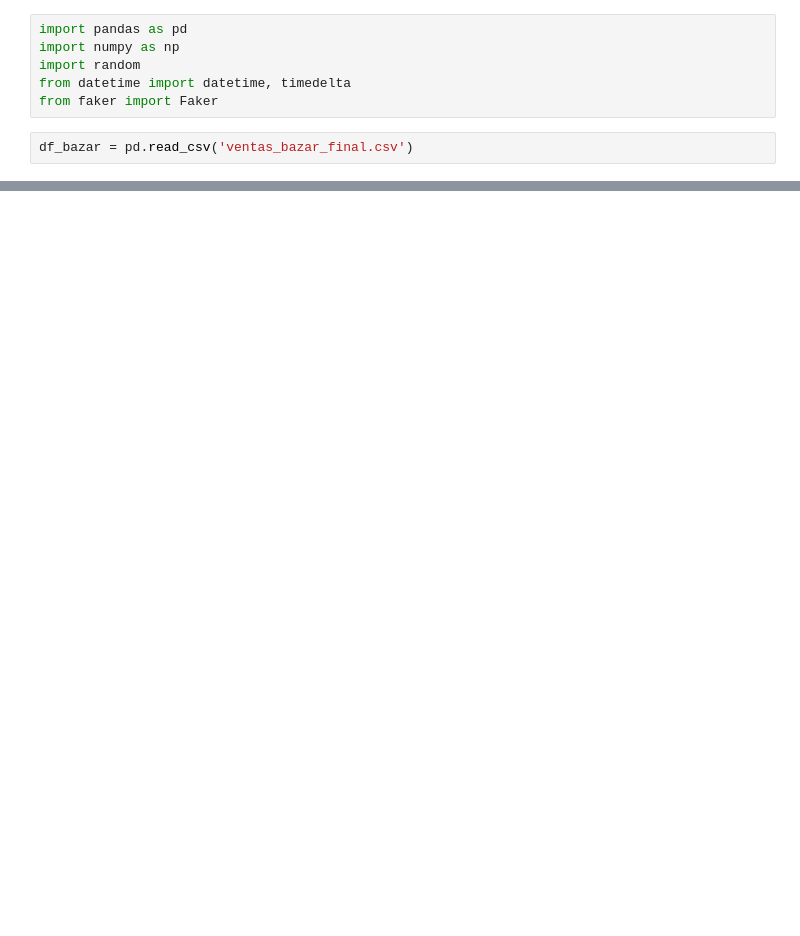
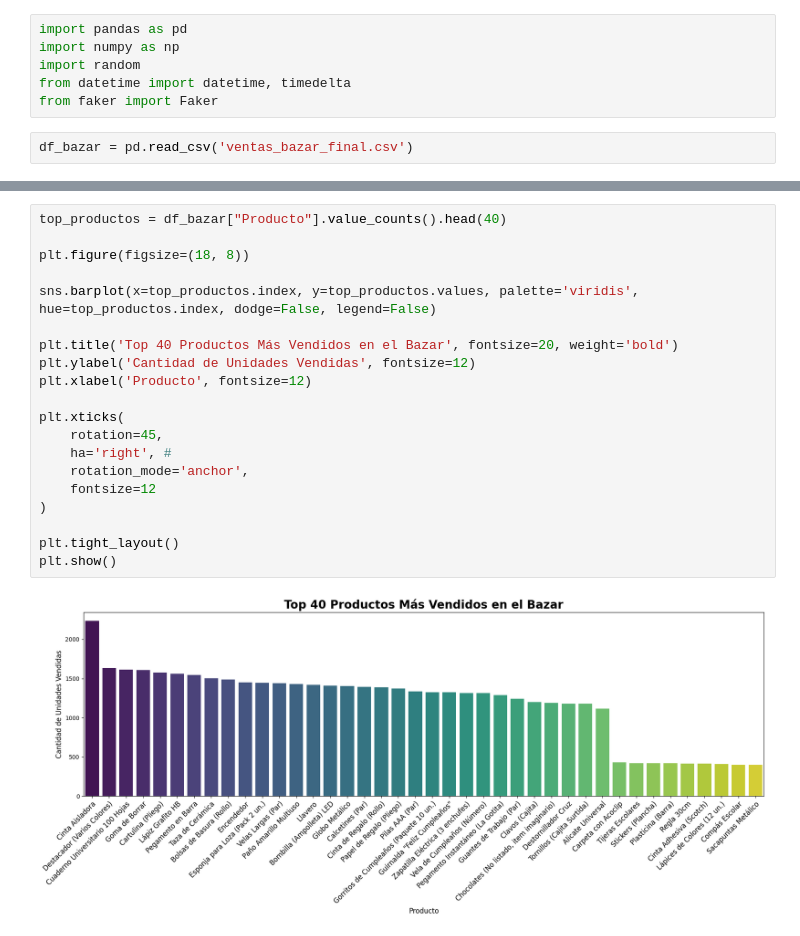
Before and after one commit to Diego-Mardones540/Bazar-don-pepe, a Jupyter notebook: main.ipynb, the cells around one changed output, grey strips where cells are left out. Saved outputs shown, nothing was run; the diff lists cells and outputs as text; blank space fills up the shorter version.

```diff
--- a/main.ipynb
+++ b/main.ipynb
@@ -275,0 +285,22 @@ dtype: int64
+# %%
+top_productos = df_bazar["Producto"].value_counts().head(40)
+
+plt.figure(figsize=(18, 8))
+
+sns.barplot(x=top_productos.index, y=top_productos.values, palette='viridis', hue=top_productos.index, dodge=False, legend=False)
+
+plt.title('Top 40 Productos Más Vendidos en el Bazar', fontsize=20, weight='bold')
+plt.ylabel('Cantidad de Unidades Vendidas', fontsize=12)
+plt.xlabel('Producto', fontsize=12)
+
+plt.xticks(
+    rotation=45,
+    ha='right', #
+    rotation_mode='anchor',
+    fontsize=12
+)
+
+plt.tight_layout()
+plt.show()
+# %% [output]
+[figure, added]
```
Also changed, not shown: parts of 18 cells of this notebook.
